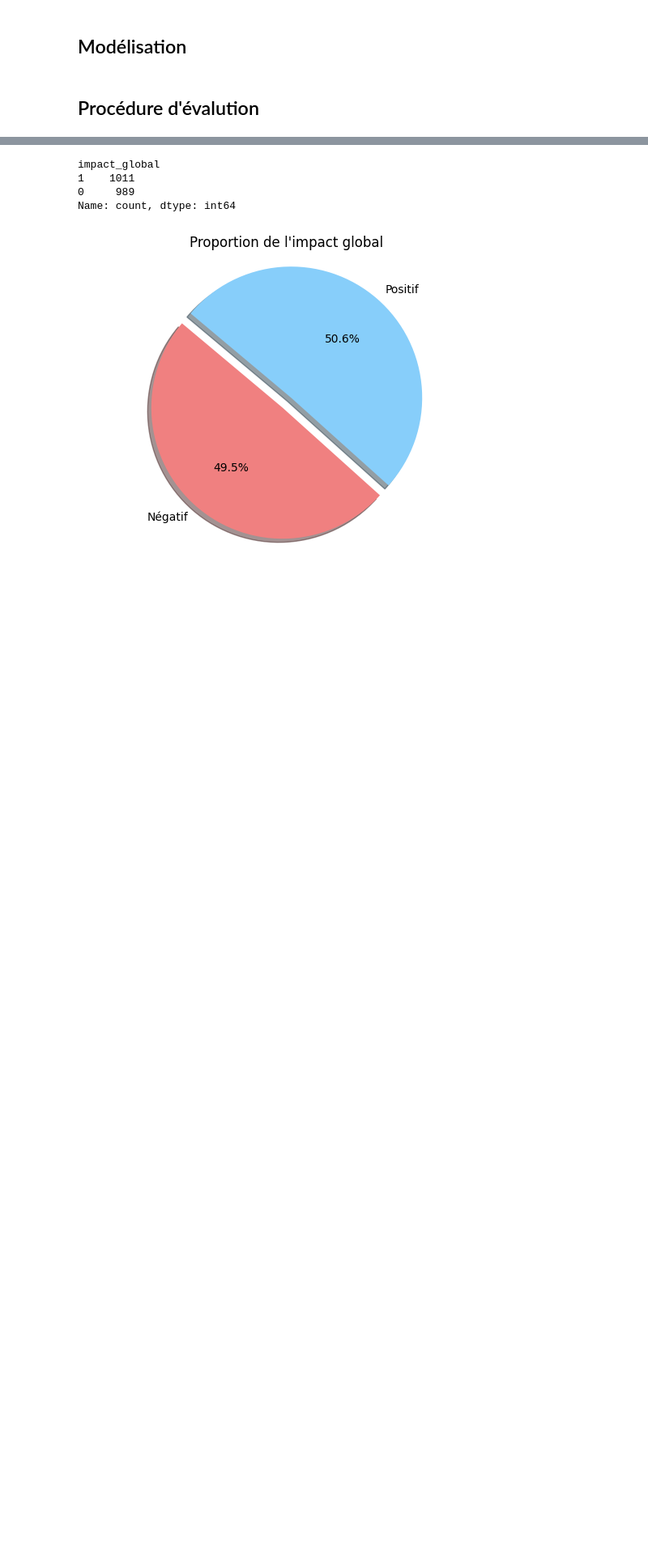
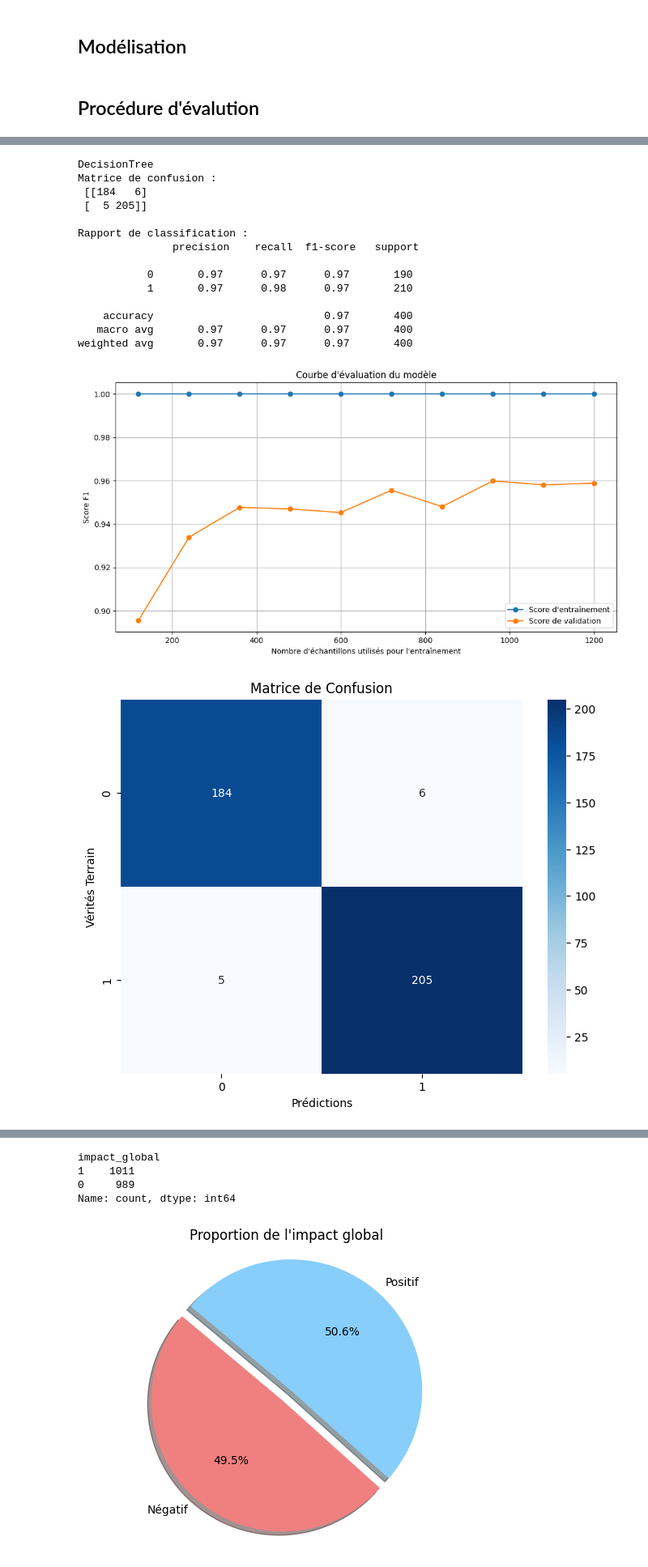
Before and after one commit to SRomeo-dev/Connexion-IESR, a Jupyter notebook: Model global.ipynb, the cells around one changed output, grey strips where cells are left out. Shown at 81% size. Saved outputs shown, nothing was run; the diff lists cells and outputs as text; code cells hidden in the pictures; blank space fills up the shorter version.

```diff
--- a/Model global.ipynb
+++ b/Model global.ipynb
@@ -308,0 +386,26 @@ Moyenne des notes après: 10.308385188310417
+# %%
+dict_of_models = {
+    'DecisionTree': DecisionTree,
+    'NeuralNetwork': NeuralNetwork,
+}
+# %%
+for name, model in dict_of_models.items():
+    print(name)
+    evaluation(model)
+# %% [output]
+DecisionTree
+Matrice de confusion :
+ [[184   6]
+ [  5 205]]
+
+Rapport de classification :
+               precision    recall  f1-score   support
+
+           0       0.97      0.97      0.97       190
+           1       0.97      0.98      0.97       210
+
+    accuracy                           0.97       400
+   macro avg       0.97      0.97      0.97       400
+weighted avg       0.97      0.97      0.97       400
+[figure, added]
+[figure, added]
```
Also changed, not shown: parts of 21 cells of this notebook.
